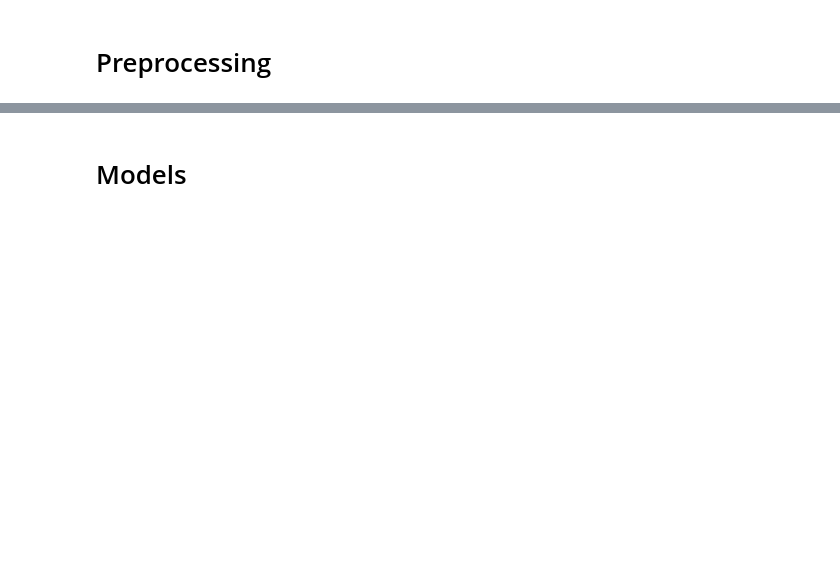
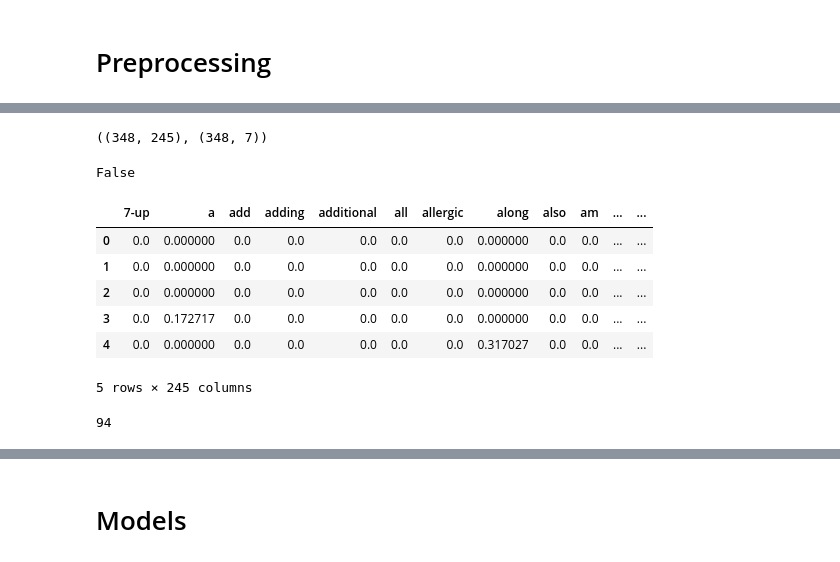
Before and after one commit to ahmedtarekabd/NLP-Pizza-NER, a Jupyter notebook: pizza_ner.ipynb, the cells around one changed output, grey strips where cells are left out. Cells and saved outputs as stored; diff of their text form; code cells hidden in the pictures; blank space fills up the shorter version.

```diff
--- a/pizza_ner.ipynb
+++ b/pizza_ner.ipynb
@@ -160,0 +335,15 @@ Name: text, dtype: float64
+# %%
+# Initialize the WordNetLemmatizer
+lemmatizer = WordNetLemmatizer()
+def lemmatize_text(text):
+    tokens = word_tokenize(text)
+    lemma_tokenized = [lemmatizer.lemmatize(token.lower()) for token in tokens if token.isalnum()]
+    return lemma_tokenized
+
+# Apply lemmatization
+# Used for the rest of embeddings
+df_dev["tokenized_lemma"] = df_dev["src"].progress_apply(lemmatize_text)
+df_dev["tokenized"] = df_dev["src"].progress_apply(lambda x: regexp_tokenize(x, token_pattern))
+# Used for tf-idf
+df_dev["lemmatized"] = df_dev["tokenized_lemma"].progress_apply(lambda x: " ".join(x))
+df_dev.head()
@@ -160,0 +359,13 @@ Name: text, dtype: float64
+# %%
+# TF-IDF feature extraction
+vectorizer = TfidfVectorizer(analyzer="word", ngram_range=(1, 1), token_pattern=token_pattern)
+
+# Transform lemmatized tokens into TF-IDF features
+# Converts i'd -> i would (2 tokens instead of 1!) -> Trade off between lemmatizing 'top' or use 'src'
+# tfidf_features = vectorizer.fit_transform(df_dev["lemmatized"])
+tfidf_features = vectorizer.fit_transform(df_dev["src"])
+X = vectorizer.transform(df_dev["src"])
+print(len(tfidf_features.toarray()[5]))
+print(tfidf_features.toarray()[0])
+print(X.toarray()[0])
+print(vectorizer.get_feature_names_out()[0])
@@ -160,0 +390,21 @@ Name: text, dtype: float64
+# %%
+tfidf_features.shape, df_dev.shape
+# %% [output]
+((348, 245), (348, 7))
+# %%
+(X.toarray() == tfidf_features.toarray()).sum() == tfidf_features.shape[0] * tfidf_features.shape[1]
+# %% [output]
+False
+# %%
+vocab = vectorizer.get_feature_names_out()
+docterm = pd.DataFrame(tfidf_features.todense(), columns=vocab)
+# %%
+docterm.head()
+# %% [output]
+|  | 7-up | a | add | adding | additional | all | allergic | along | also | am | ... | ... |
+| 0 | 0.0 | 0.000000 | 0.0 | 0.0 | 0.0 | 0.0 | 0.0 | 0.000000 | 0.0 | 0.0 | ... | ... |
+| 1 | 0.0 | 0.000000 | 0.0 | 0.0 | 0.0 | 0.0 | 0.0 | 0.000000 | 0.0 | 0.0 | ... | ... |
+| 2 | 0.0 | 0.000000 | 0.0 | 0.0 | 0.0 | 0.0 | 0.0 | 0.000000 | 0.0 | 0.0 | ... | ... |
+| 3 | 0.0 | 0.172717 | 0.0 | 0.0 | 0.0 | 0.0 | 0.0 | 0.000000 | 0.0 | 0.0 | ... | ... |
+| 4 | 0.0 | 0.000000 | 0.0 | 0.0 | 0.0 | 0.0 | 0.0 | 0.317027 | 0.0 | 0.0 | ... | ... |
+5 rows × 245 columns
@@ -160,0 +413,4 @@ Name: text, dtype: float64
+# %%
+vectorizer.vocabulary_["i'd"]
+# %% [output]
+94
```
Also changed, not shown: parts of 85 cells of this notebook, 2 other files.
